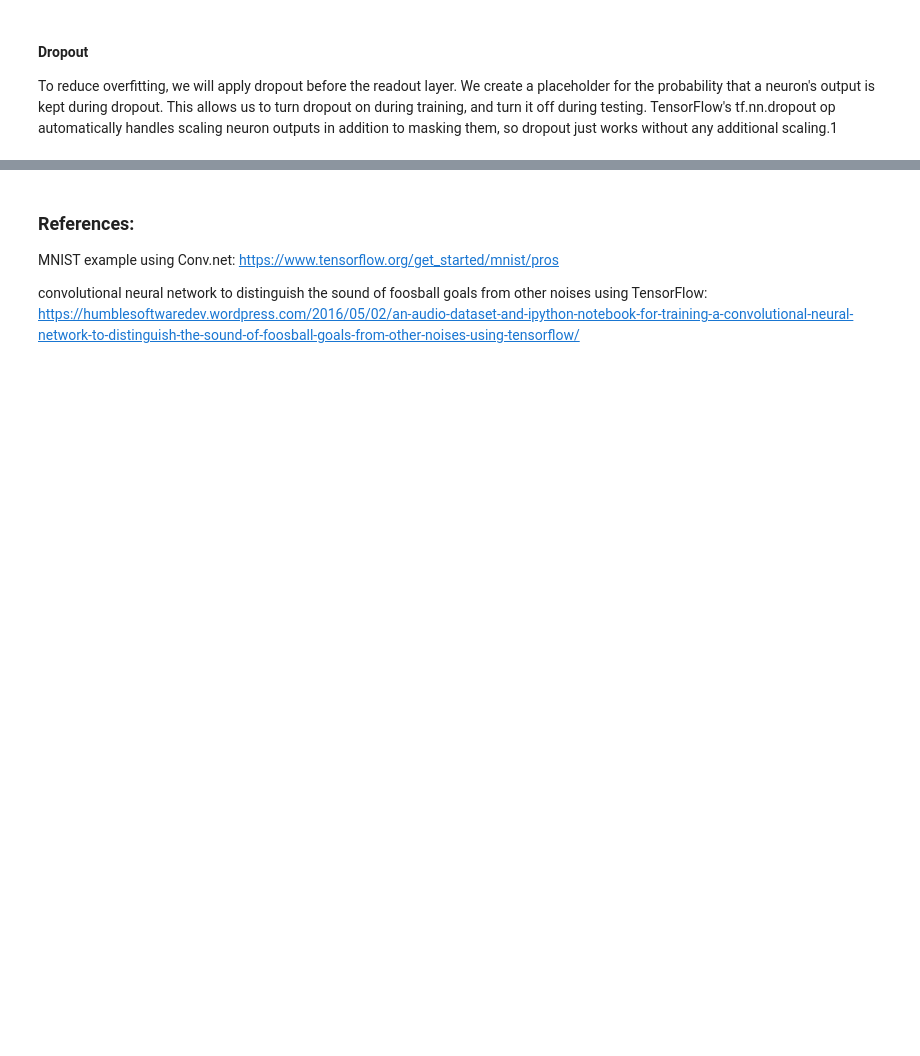
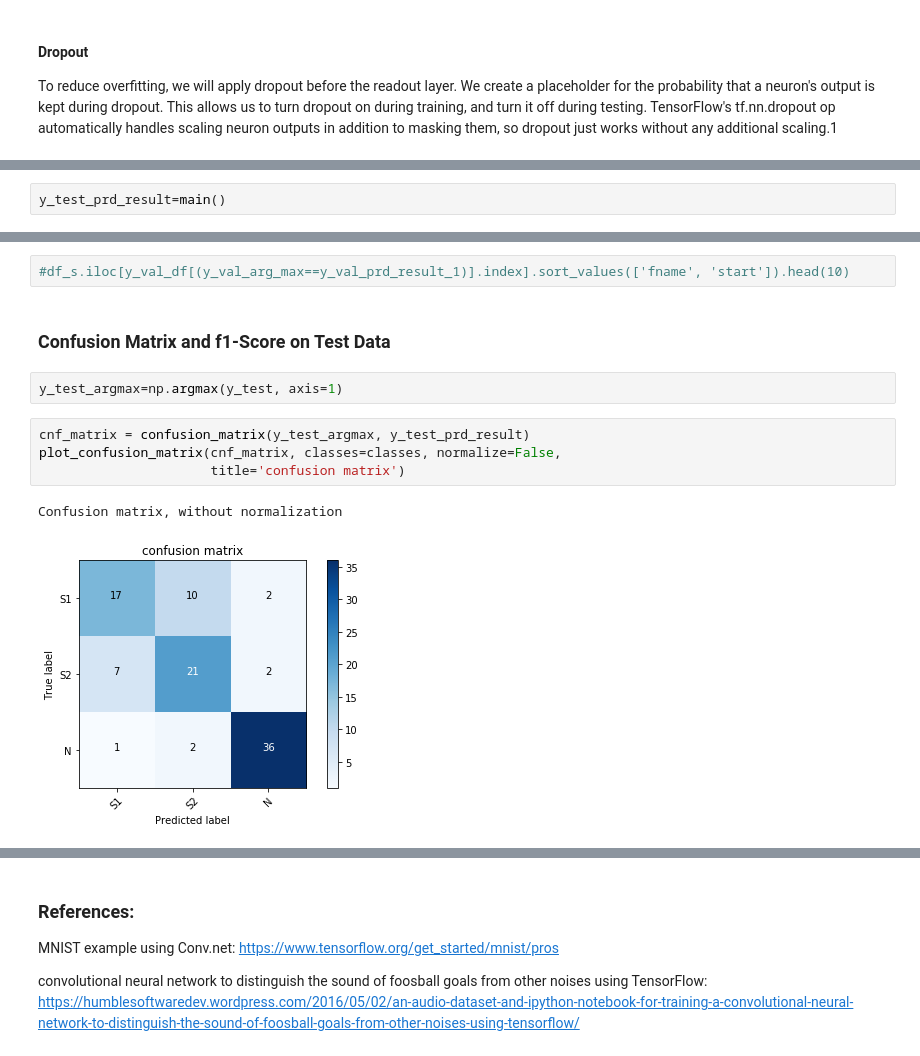
Before and after one commit to spandanchakraborty/UCapstone, a Jupyter notebook: Classify_Heart_Sound.ipynb, the cells around one changed output, grey strips where cells are left out. Drawn from its saved outputs; the diff is of its cells as text; blank space fills up the shorter version.

```diff
--- a/Classify_Heart_Sound.ipynb
+++ b/Classify_Heart_Sound.ipynb
@@ -610,0 +704,2 @@ Test accuracy 0.762887
+# %%
+y_test_prd_result=main()
@@ -610,0 +794,13 @@ Test accuracy 0.762887
+# %%
+#df_s.iloc[y_val_df[(y_val_arg_max==y_val_prd_result_1)].index].sort_values(['fname', 'start']).head(10)
+# %% [markdown]
+### Confusion Matrix and f1-Score on Test Data
+# %%
+y_test_argmax=np.argmax(y_test, axis=1)
+# %%
+cnf_matrix = confusion_matrix(y_test_argmax, y_test_prd_result)
+plot_confusion_matrix(cnf_matrix, classes=classes, normalize=False,
+                      title='confusion matrix')
+# %% [output]
+Confusion matrix, without normalization
+[figure, added]
```
Also changed, not shown: parts of 152 cells of this notebook, 1 other file.
